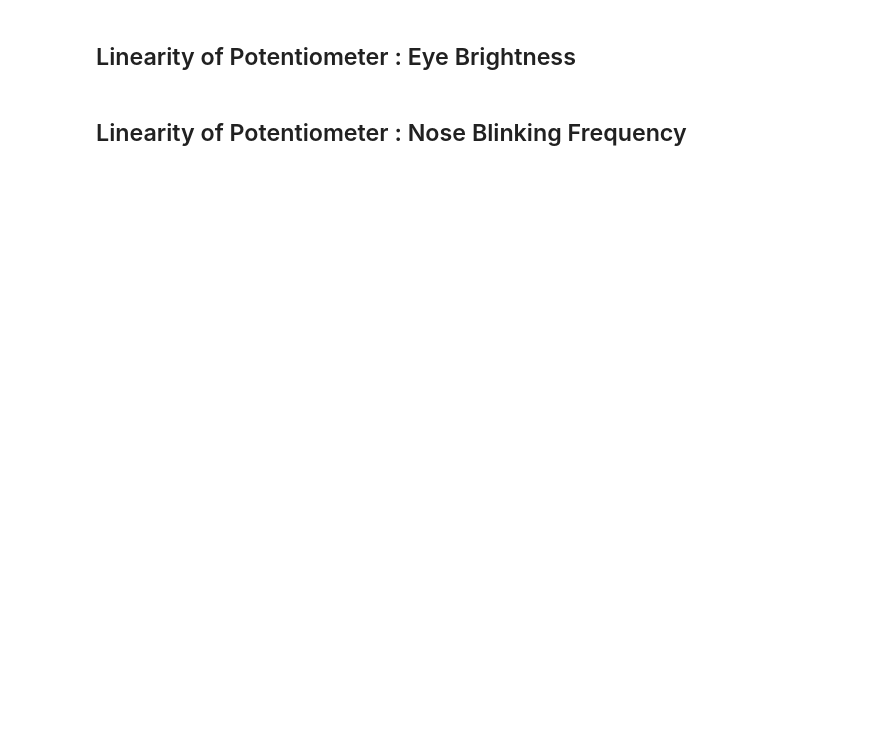
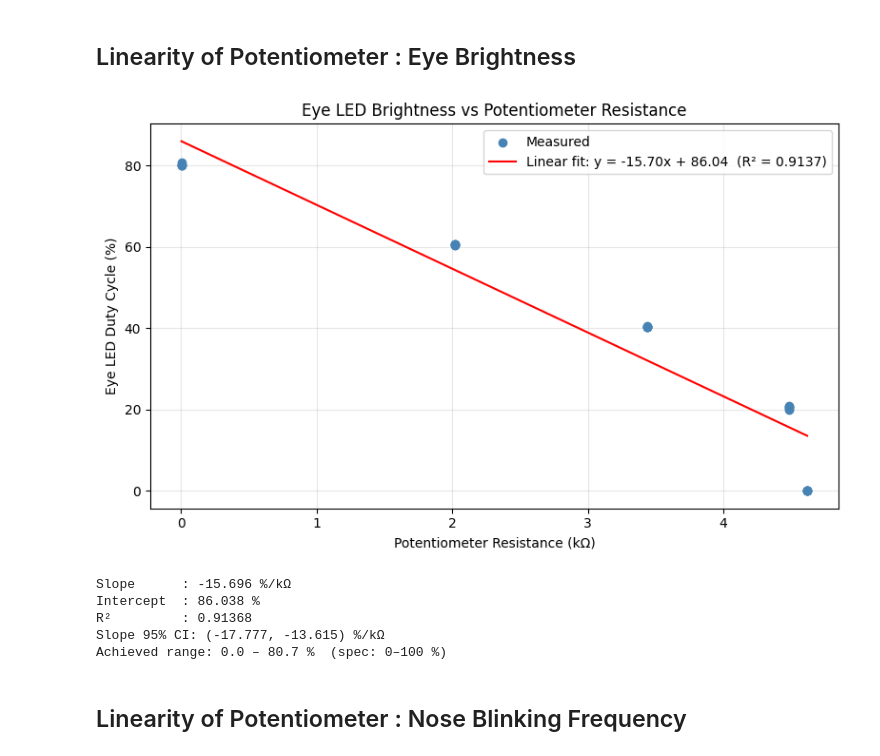
Before and after one commit to AlishaG15/Lightbox-MedTechPrototyping, a Jupyter notebook: testing/technical_report.ipynb, the cells around one changed output. Saved outputs shown, nothing was run; the diff lists cells and outputs as text; code cells hidden in the pictures; blank space fills up the shorter version.

```diff
--- a/testing/technical_report.ipynb
+++ b/testing/technical_report.ipynb
@@ -137,48 +130,48 @@ AIN1 vs Ontime - Slope CI: (np.float64(1.665312415661332), np.float64(1.67297500
 # %%
 import numpy as np
 import scipy.stats as stats
 import matplotlib.pyplot as plt
 import pandas as pd
 
-# NOTE: Replace data_eye.csv values with your actual measurements before submitting.
 eye = pd.read_csv('data_eye.csv')
 
-x = eye['pot_voltage_V'].values
-y = eye['measured_duty_pct'].values
+x = eye['resistance_kohms'].values
+y = eye['duty_cycle_pct'].values
 
 # Linear regression
 slope, intercept, r, p, std_err = stats.linregress(x, y)
 fit_line = slope * x + intercept
-
-# Theoretical: pot 0–5 V maps to duty 0–100 % → slope = 20.0 %/V, intercept = 0
-expected_slope = 20.0
-x_theory = np.linspace(0, 5, 100)
 
 # 95% CI on slope
 n = len(x)
 t_val = stats.t.ppf(0.975, df=n - 2)
 slope_ci = (slope - t_val * std_err, slope + t_val * std_err)
 
 # Plot
 fig, ax = plt.subplots(figsize=(8, 5))
 ax.scatter(x, y, color='steelblue', zorder=5, label='Measured')
 ax.plot(x, fit_line, color='red',
         label=f'Linear fit: y = {slope:.2f}x + {intercept:.2f}  (R² = {r**2:.4f})')
-ax.plot(x_theory, expected_slope * x_theory, color='gray', linestyle='--',
-        label=f'Theoretical: y = {expected_slope:.0f}x')
-ax.set_xlabel('Potentiometer Voltage (V)')
+ax.set_xlabel('Potentiometer Resistance (kΩ)')
 ax.set_ylabel('Eye LED Duty Cycle (%)')
-ax.set_title('Eye LED Brightness vs Potentiometer Setting')
+ax.set_title('Eye LED Brightness vs Potentiometer Resistance')
 ax.legend()
 ax.grid(True, alpha=0.3)
 plt.tight_layout()
 plt.show()
 
-print(f"Measured slope :  {slope:.3f} %/V   (expected: {expected_slope:.1f} %/V)")
-print(f"Intercept      :  {intercept:.3f} %   (expected: 0.0 %)")
-print(f"R²             :  {r**2:.5f}")
-print(f"Slope 95% CI   :  ({slope_ci[0]:.3f}, {slope_ci[1]:.3f}) %/V")
-print(f"Expected slope within 95% CI: {slope_ci[0] <= expected_slope <= slope_ci[1]}")
+print(f'Slope      : {slope:.3f} %/kΩ')
+print(f'Intercept  : {intercept:.3f} %')
+print(f'R²         : {r**2:.5f}')
+print(f'Slope 95% CI: ({slope_ci[0]:.3f}, {slope_ci[1]:.3f}) %/kΩ')
+print(f'Achieved range: {y.min():.1f} – {y.max():.1f} %  (spec: 0–100 %)')
+# %% [output]
+[figure, added]
+Slope      : -15.696 %/kΩ
+Intercept  : 86.038 %
+R²         : 0.91368
+Slope 95% CI: (-17.777, -13.615) %/kΩ
+Achieved range: 0.0 – 80.7 %  (spec: 0–100 %)
 # %% [markdown]
 ## Linearity of Potentiometer : Nose Blinking Frequency
 # %%
```
Also changed, not shown: parts of 16 cells of this notebook, 14 other files.
